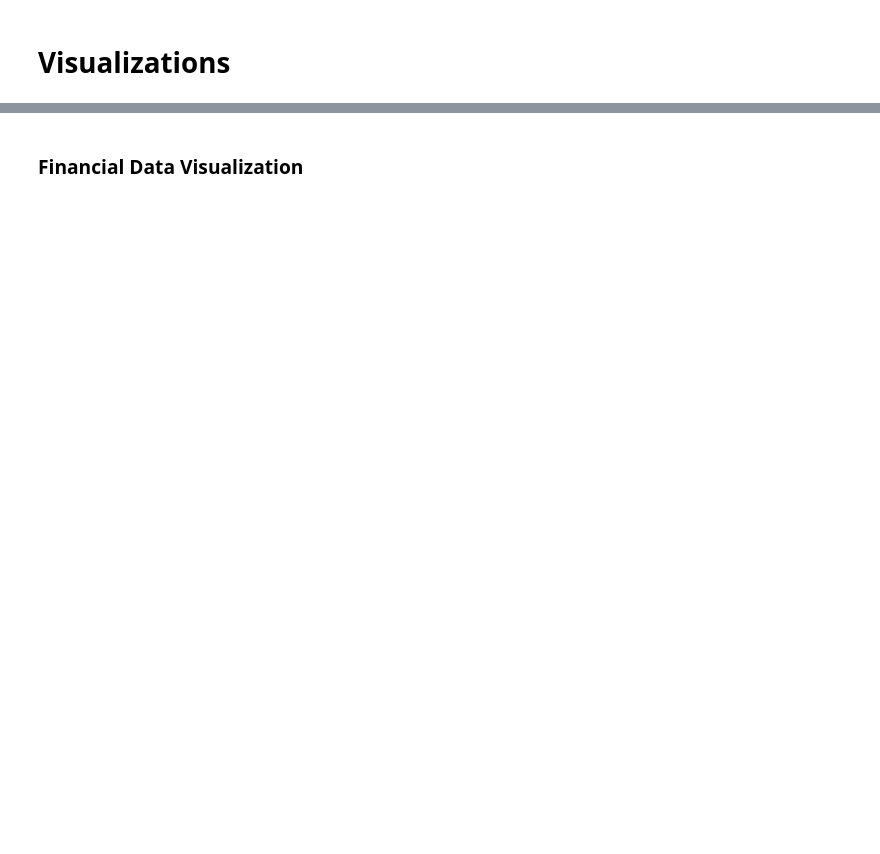
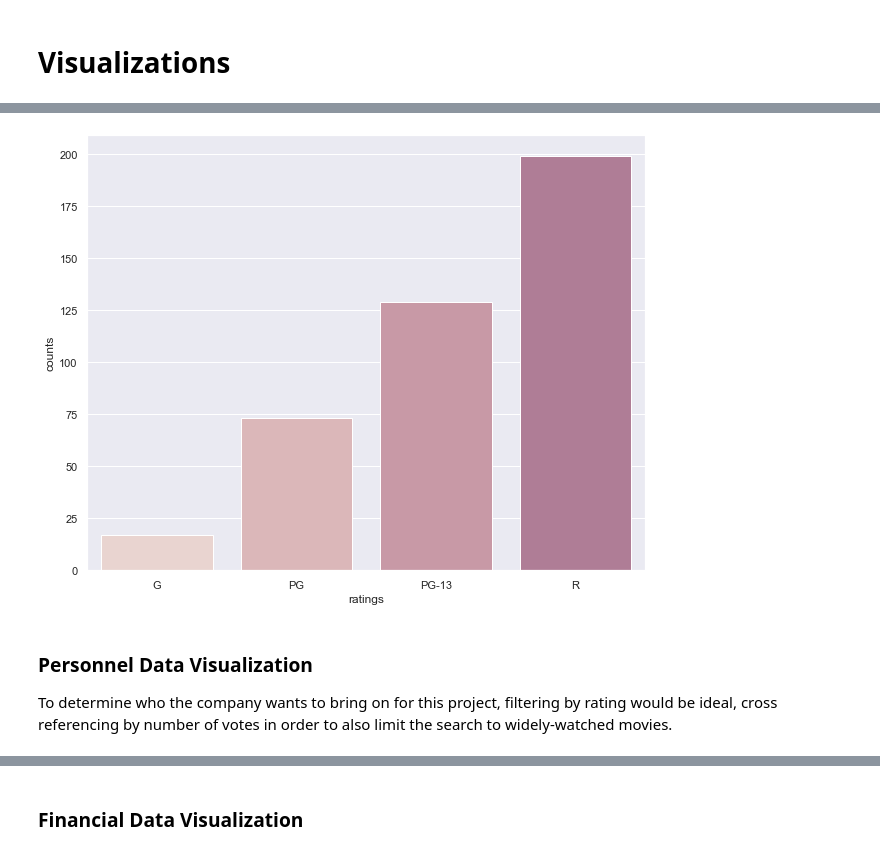
Before and after one commit to cam-benfield/EDA-Project, a Jupyter notebook: student.ipynb, the cells around one changed output, grey strips where cells are left out. Drawn from its saved outputs; the diff is of its cells as text; code cells hidden in the pictures; blank space fills up the shorter version.

```diff
--- a/student.ipynb
+++ b/student.ipynb
@@ -741,0 +783,9 @@ sns.set(rc={'figure.figsize':(10,8)})
+# %%
+cur.execute("""SELECT genres
+               from movies
+               WHERE (numvotes > 100000)
+               ORDER BY averagerating DESC
+               LIMIT 250;
+               """)
+genres_df2 = make_dataframe()
+genres_df2.head()
@@ -741,0 +863,24 @@ sns.set(rc={'figure.figsize':(10,8)})
+# %%
+ratings_df = pd.DataFrame()
+ind = 0
+for item in content_df['rating']:
+    if type(item) is str:
+        rating_temp = pd.DataFrame({'ratings':item},index=[ind])
+        ratings_df = ratings_df.append(rating_temp)
+        ind +=1
+    else:
+        pass
+
+counts = ratings_df['ratings'].value_counts()
+counts1 = counts.to_dict()
+
+ratings_df['counts'] = ratings_df['ratings'].map(counts1)
+ratings_df['counts'].sort_values()
+
+ratings_df.drop_duplicates(inplace=True)
+ratings_df = ratings_df.drop([119,268])
+ratings_df = ratings_df.iloc[::-1]
+
+print(ratings_df['ratings'].unique())
+
+ratings_df
@@ -741,0 +894,11 @@ sns.set(rc={'figure.figsize':(10,8)})
+# %%
+genre_plot = sns.barplot(x=ratings_df['ratings'],
+                         y=ratings_df['counts'],
+                         palette=sns.cubehelix_palette(8),
+
+                        )
+# %% [output]
+[figure, added]
+# %% [markdown]
+### Personnel Data Visualization
+To determine who the company wants to bring on for this project, filtering by rating would be ideal, cross referencing by number of votes in order to also limit the search to widely-watched movies.
```
Also changed, not shown: parts of 24 cells of this notebook, 1 other file.
